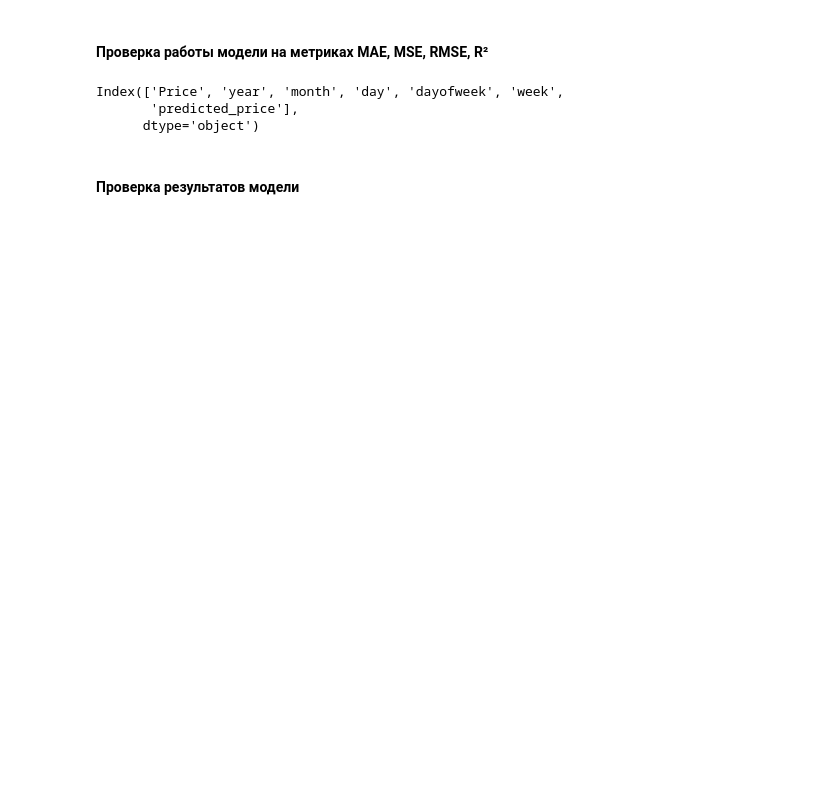
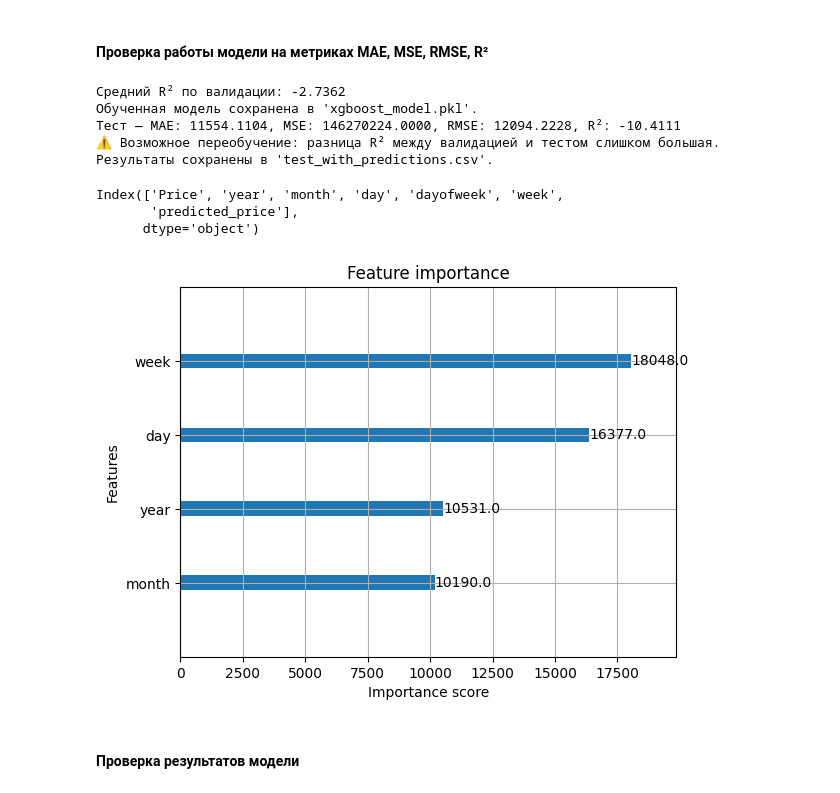
Before and after one commit to tmwsw/MGC, a Jupyter notebook: main.ipynb, the cells around one changed output. Drawn from its saved outputs; the diff is of its cells as text; code cells hidden in the pictures; blank space fills up the shorter version.

```diff
--- a/main.ipynb
+++ b/main.ipynb
@@ -14,16 +14,11 @@ from sklearn.model_selection import TimeSeriesSplit
 train_data = pd.read_excel("data/train.xlsx")
 test_data = pd.read_excel("data/test.xlsx")
 # %%
-# Объединение данных
+# Объединение и сортировка
 combined_df = pd.concat([train_data, test_data], ignore_index=True)
+combined_df['dt'] = pd.to_datetime(combined_df['dt'])
+sorted_df = combined_df.sort_values(by='dt').drop_duplicates()
 
-# Преобразуем его в тип datetime, если это еще не сделано
-combined_df['dt'] = pd.to_datetime(combined_df['dt'])
-
-# Сортировка по дате
-sorted_df = combined_df.sort_values(by='dt')
-
-# Сохранение результата в новый файл
 output_file = 'combined_and_sorted.xlsx'
 sorted_df.to_excel(output_file, index=False)
 
@@ -94,24 +87,21 @@ print("Обученная модель сохранена в 'xgboost_model.pkl'
 # %% [markdown]
 #### Проверка работы модели на метриках MAE, MSE, RMSE, R²
 # %%
-# Прогнозирование на валидационных данных
-y_val_pred = model.predict(X_val)
+# Усредненный R² по кросс-валидации
+mean_r2 = np.mean(r2_scores)
+print(f"Средний R² по валидации: {mean_r2:.4f}")
 
-# Метрики качества на валидации
-mae_val = mean_absolute_error(y_val, y_val_pred)
-mse_val = mean_squared_error(y_val, y_val_pred)
-rmse_val = np.sqrt(mse_val)
-r2_val = r2_score(y_val, y_val_pred)
+# Используем лучшую модель из кросс-валидации для теста
+joblib.dump(model, "xgboost_model.pkl")
+print("Обученная модель сохранена в 'xgboost_model.pkl'.")
 
-print(f"Валидация — MAE: {mae_val:.4f}, MSE: {mse_val:.4f}, RMSE: {rmse_val:.4f}, R²: {r2_val:.4f}")
-
-# Прогнозирование на тестовых данных
+# Прогноз на тестовых данных
 X_test = test_data.drop(columns=["Price"], errors="ignore")
 y_test = test_data["Price"]
 
 y_pred = model.predict(X_test)
 
-# Метрики качества на тесте
+# Метрики на тесте
 mae_test = mean_absolute_error(y_test, y_pred)
 mse_test = mean_squared_error(y_test, y_pred)
 rmse_test = np.sqrt(mse_test)
@@ -119,22 +109,31 @@ r2_test = r2_score(y_test, y_pred)
 
 print(f"Тест — MAE: {mae_test:.4f}, MSE: {mse_test:.4f}, RMSE: {rmse_test:.4f}, R²: {r2_test:.4f}")
 
-# Проверка на переобучение
-if abs(r2_val - r2_test) > 0.1:
-    print("⚠️ Внимание! Возможное переобучение: разница R² между валидацией и тестом слишком большая.")
+# Проверка переобучения
+if abs(mean_r2 - r2_test) > 0.1:
+    print("⚠️ Возможное переобучение: разница R² между валидацией и тестом слишком большая.")
 
-# Сохранение результатов в CSV
-test_data = test_data.iloc[:len(y_pred)]
+# Сохранение предсказаний
 test_data["predicted_price"] = y_pred
 test_data.to_csv("test_with_predictions.csv", index=False)
-
 print("Результаты сохранены в 'test_with_predictions.csv'.")
+# %% [output]
+Средний R² по валидации: -2.7362
+Обученная модель сохранена в 'xgboost_model.pkl'.
+Тест — MAE: 11554.1104, MSE: 146270224.0000, RMSE: 12094.2228, R²: -10.4111
+⚠️ Возможное переобучение: разница R² между валидацией и тестом слишком большая.
+Результаты сохранены в 'test_with_predictions.csv'.
 # %%
 print(test_data.columns)
 # %% [output]
 Index(['Price', 'year', 'month', 'day', 'dayofweek', 'week',
        'predicted_price'],
       dtype='object')
+# %%
+plot_importance(model)
+plt.show()
+# %% [output]
+[figure, added]
 # %% [markdown]
 #### Проверка результатов модели
 # %%
```
Also changed, not shown: parts of 7 cells of this notebook, 3 other files.
